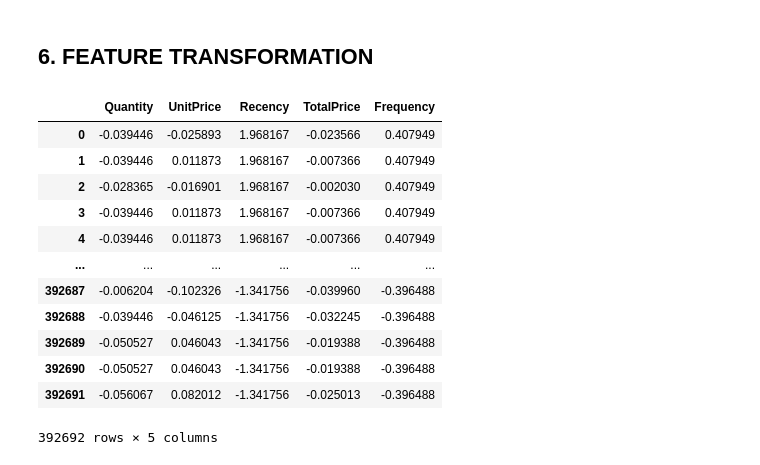
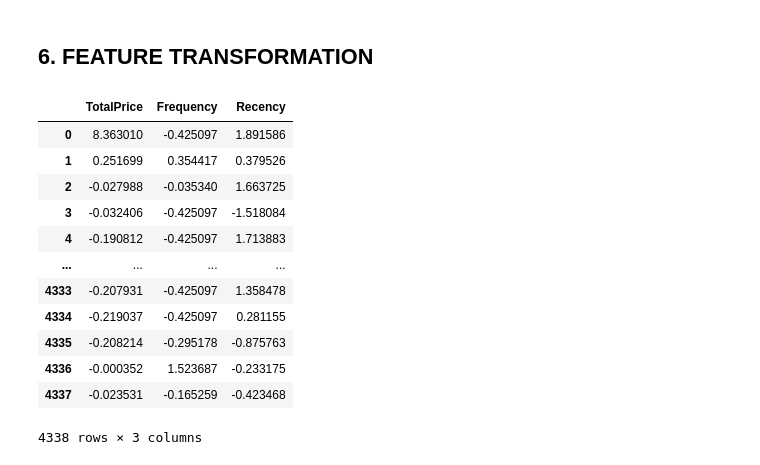
Before and after one commit to Pronob17/Customer_segmentation_using_K_means_clustering, a Jupyter notebook: Customer_Segmentation_with_K_Means_Clustering.ipynb, the cells around one changed output. Saved outputs shown, nothing was run; the diff lists cells and outputs as text; code cells hidden in the pictures.

```diff
--- a/Customer_Segmentation_with_K_Means_Clustering.ipynb
+++ b/Customer_Segmentation_with_K_Means_Clustering.ipynb
@@ -548,0 +553,10 @@ df.head()
+# %%
+# group data by customerid
+# Grouping data by CustomerID
+customer_data = df.groupby('CustomerID').agg(
+    TotalPrice=('TotalPrice', 'sum'),  # Total money spent by the customer
+    Frequency=('Frequency', 'mean'),  # Number of unique invoices
+    Recency=('Recency', 'mean')  # Recency as the time between first and last purchase
+).reset_index()
+
+customer_data.head()
@@ -592,30 +578,29 @@ None
 # %% [markdown]
 ## 6. FEATURE TRANSFORMATION
 # %%
-# feature scaling
-rfm_feature = ['Quantity', 'UnitPrice', 'Recency', 'TotalPrice', 'Frequency']
+features = ["TotalPrice", "Frequency", "Recency"]
 
 # initialise scaler
 scaler = StandardScaler()
 
 # fit and transform
-scaled = scaler.fit_transform(df_final[rfm_feature])
+scaled = scaler.fit_transform(customer_data[features])
 
 # convert back to dataframe
-scaled_df = pd.DataFrame(scaled, columns=df_final[rfm_feature].columns)
+scaled_df = pd.DataFrame(scaled, columns=customer_data[features].columns)
 
 scaled_df
 # %% [output]
-|  | Quantity | UnitPrice | Recency | TotalPrice | Frequency |
-| 0 | -0.039446 | -0.025893 | 1.968167 | -0.023566 | 0.407949 |
-| 1 | -0.039446 | 0.011873 | 1.968167 | -0.007366 | 0.407949 |
-| 2 | -0.028365 | -0.016901 | 1.968167 | -0.002030 | 0.407949 |
-| 3 | -0.039446 | 0.011873 | 1.968167 | -0.007366 | 0.407949 |
-| 4 | -0.039446 | 0.011873 | 1.968167 | -0.007366 | 0.407949 |
-| ... | ... | ... | ... | ... | ... |
-| 392687 | -0.006204 | -0.102326 | -1.341756 | -0.039960 | -0.396488 |
-| 392688 | -0.039446 | -0.046125 | -1.341756 | -0.032245 | -0.396488 |
-| 392689 | -0.050527 | 0.046043 | -1.341756 | -0.019388 | -0.396488 |
-| 392690 | -0.050527 | 0.046043 | -1.341756 | -0.019388 | -0.396488 |
-| 392691 | -0.056067 | 0.082012 | -1.341756 | -0.025013 | -0.396488 |
+|  | TotalPrice | Frequency | Recency |
+| 0 | 8.363010 | -0.425097 | 1.891586 |
+| 1 | 0.251699 | 0.354417 | 0.379526 |
+| 2 | -0.027988 | -0.035340 | 1.663725 |
+| 3 | -0.032406 | -0.425097 | -1.518084 |
+| 4 | -0.190812 | -0.425097 | 1.713883 |
+| ... | ... | ... | ... |
+| 4333 | -0.207931 | -0.425097 | 1.358478 |
+| 4334 | -0.219037 | -0.425097 | 0.281155 |
+| 4335 | -0.208214 | -0.295178 | -0.875763 |
+| 4336 | -0.000352 | 1.523687 | -0.233175 |
+| 4337 | -0.023531 | -0.165259 | -0.423468 |
-392692 rows × 5 columns
+4338 rows × 3 columns
```
Also changed, not shown: parts of 16 cells of this notebook.
